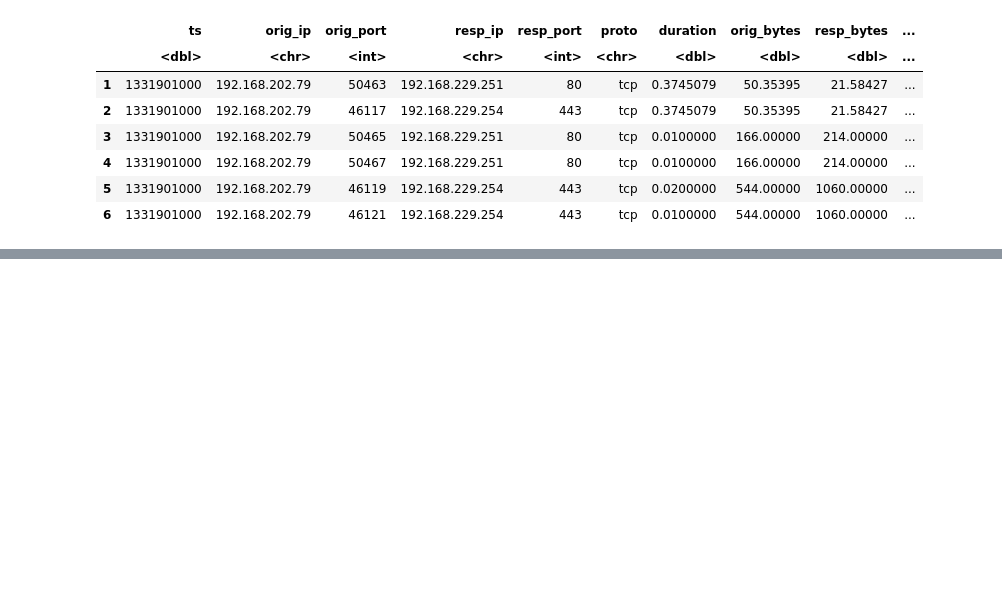
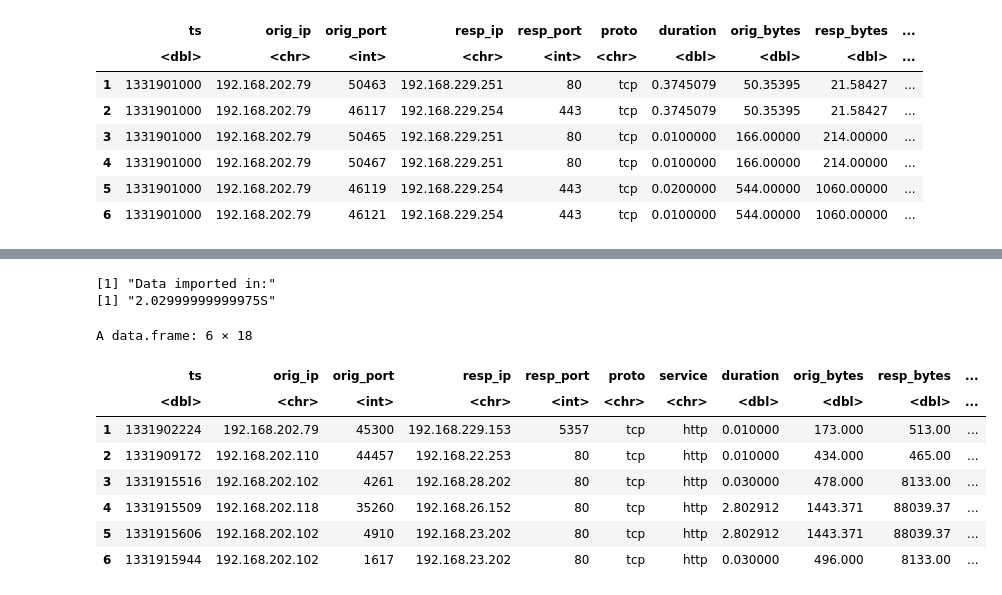
Before and after one commit to gabejg/DST-Assessment-02, a Jupyter notebook: Report/04 - Further DA and Mean Impute.ipynb, the cells around one changed output, grey strips where cells are left out. Cells and saved outputs as stored; diff of their text form; code cells hidden in the pictures; blank space fills up the shorter version.

```diff
--- a/Report/04 - Further DA and Mean Impute.ipynb
+++ b/Report/04 - Further DA and Mean Impute.ipynb
@@ -184,0 +246,37 @@ plot(density(conn_mean[,"orig_bytes"]))
+# %%
+temp2 <- tempfile()
+start <- proc.time()
+download.file("https://github.com/Galeforse/DST-Assessment-02/raw/main/Data/test_missing.csv.gz",temp2)
+data3 <- (read.csv(gzfile(temp2)))
+print("Data imported in:")
+print(seconds_to_period((proc.time()-start)[3]))
+# %% [output]
+[1] "Data imported in:"
+[1] "2.02999999999975S"
+# %%
+data3[,"logduration"]=log(data3[,"duration"])
+# %%
+conn_meanh<-data3
+conn_meanh[is.na(conn_meanh[,"duration"]),
+              "duration"]=
+    mean(na.omit(conn_meanh[,"duration"]))
+conn_meanh[is.na(conn_meanh[,"orig_bytes"]),
+              "orig_bytes"]=
+    mean(na.omit(conn_meanh[,"orig_bytes"]))
+conn_meanh[is.na(conn_meanh[,"resp_bytes"]),
+              "resp_bytes"]=
+    mean(na.omit(conn_meanh[,"resp_bytes"]))
+conn_meanh[is.na(conn_meanh[,"logduration"]),
+              "logduration"]=
+    mean(na.omit(conn_meanh[,"logduration"]))
+head(conn_meanh)
+# %% [output]
+A data.frame: 6 × 18
+|  | ts | orig_ip | orig_port | resp_ip | resp_port | proto | service | duration | orig_bytes | resp_bytes | ... |
+|  | <dbl> | <chr> | <int> | <chr> | <int> | <chr> | <chr> | <dbl> | <dbl> | <dbl> | ... |
+| 1 | 1331902224 | 192.168.202.79 | 45300 | 192.168.229.153 | 5357 | tcp | http | 0.010000 | 173.000 | 513.00 | ... |
+| 2 | 1331909172 | 192.168.202.110 | 44457 | 192.168.22.253 | 80 | tcp | http | 0.010000 | 434.000 | 465.00 | ... |
+| 3 | 1331915516 | 192.168.202.102 | 4261 | 192.168.28.202 | 80 | tcp | http | 0.030000 | 478.000 | 8133.00 | ... |
+| 4 | 1331915509 | 192.168.202.118 | 35260 | 192.168.26.152 | 80 | tcp | http | 2.802912 | 1443.371 | 88039.37 | ... |
+| 5 | 1331915606 | 192.168.202.102 | 4910 | 192.168.23.202 | 80 | tcp | http | 2.802912 | 1443.371 | 88039.37 | ... |
+| 6 | 1331915944 | 192.168.202.102 | 1617 | 192.168.23.202 | 80 | tcp | http | 0.030000 | 496.000 | 8133.00 | ... |
```
Also changed, not shown: parts of 13 cells of this notebook, 2 other files.
